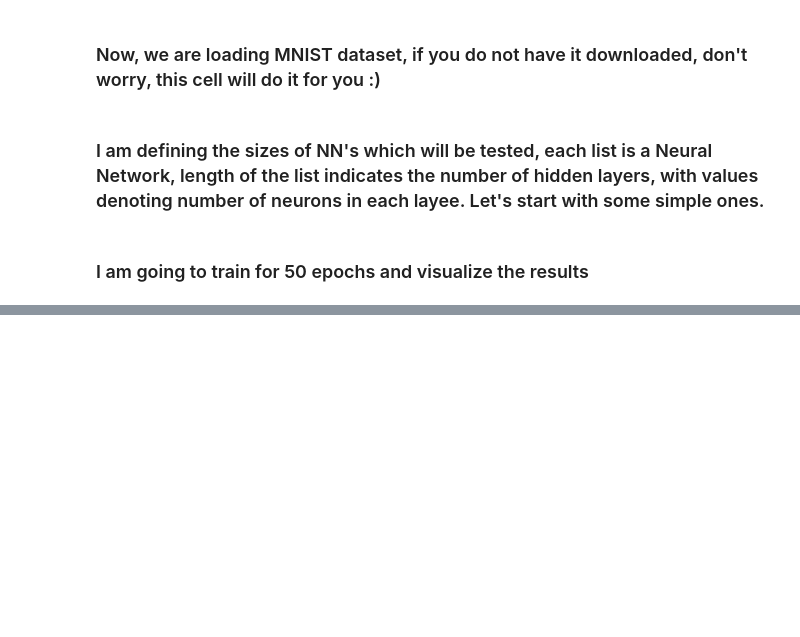
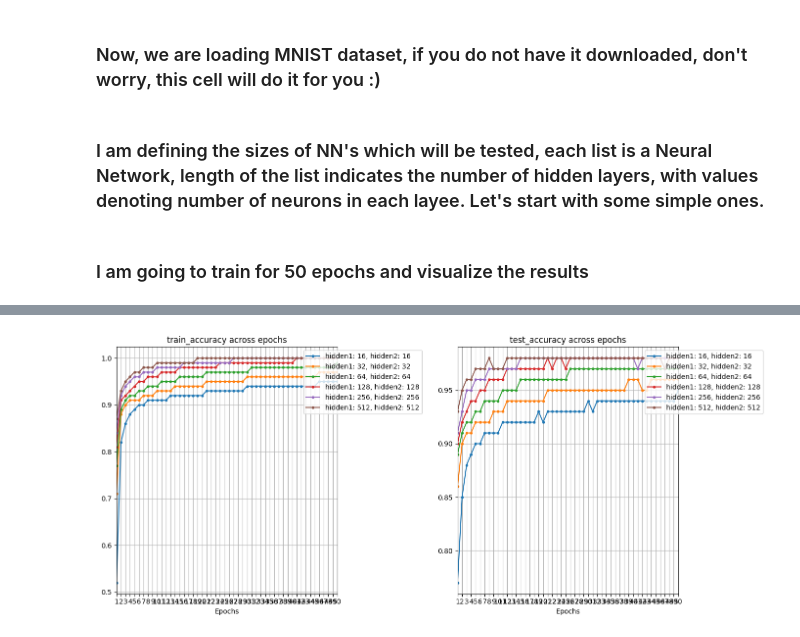
Before and after one commit to dkoterwa/tidy_nn_notebooks, a Jupyter notebook: 1_influence_of_nn_size.ipynb, the cells around one changed output, grey strips where cells are left out. Cells and saved outputs as stored; diff of their text form; code cells hidden in the pictures; blank space fills up the shorter version.

```diff
--- a/1_influence_of_nn_size.ipynb
+++ b/1_influence_of_nn_size.ipynb
@@ -114,0 +147,4 @@ plot_metric_for_multiple_models(metrics, ["train_accuracy", "test_accuracy"], NU
+# %%
+plot_metric_for_multiple_models(metrics, ["train_accuracy", "test_accuracy"], NUM_TRAINING_EPOCHS)
+# %% [output]
+[figure, added]
```
Also changed, not shown: parts of 33 cells of this notebook, 4 other files.
